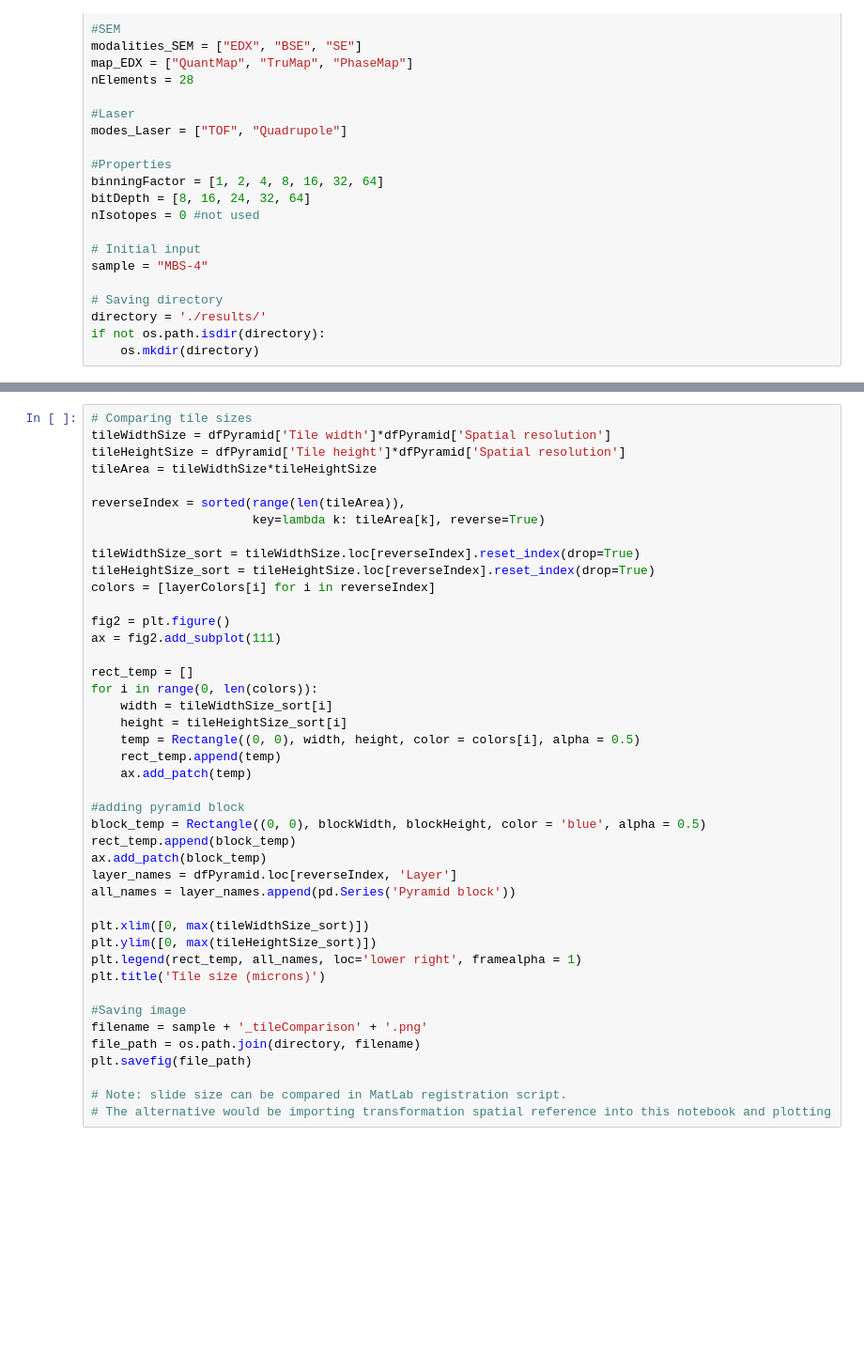
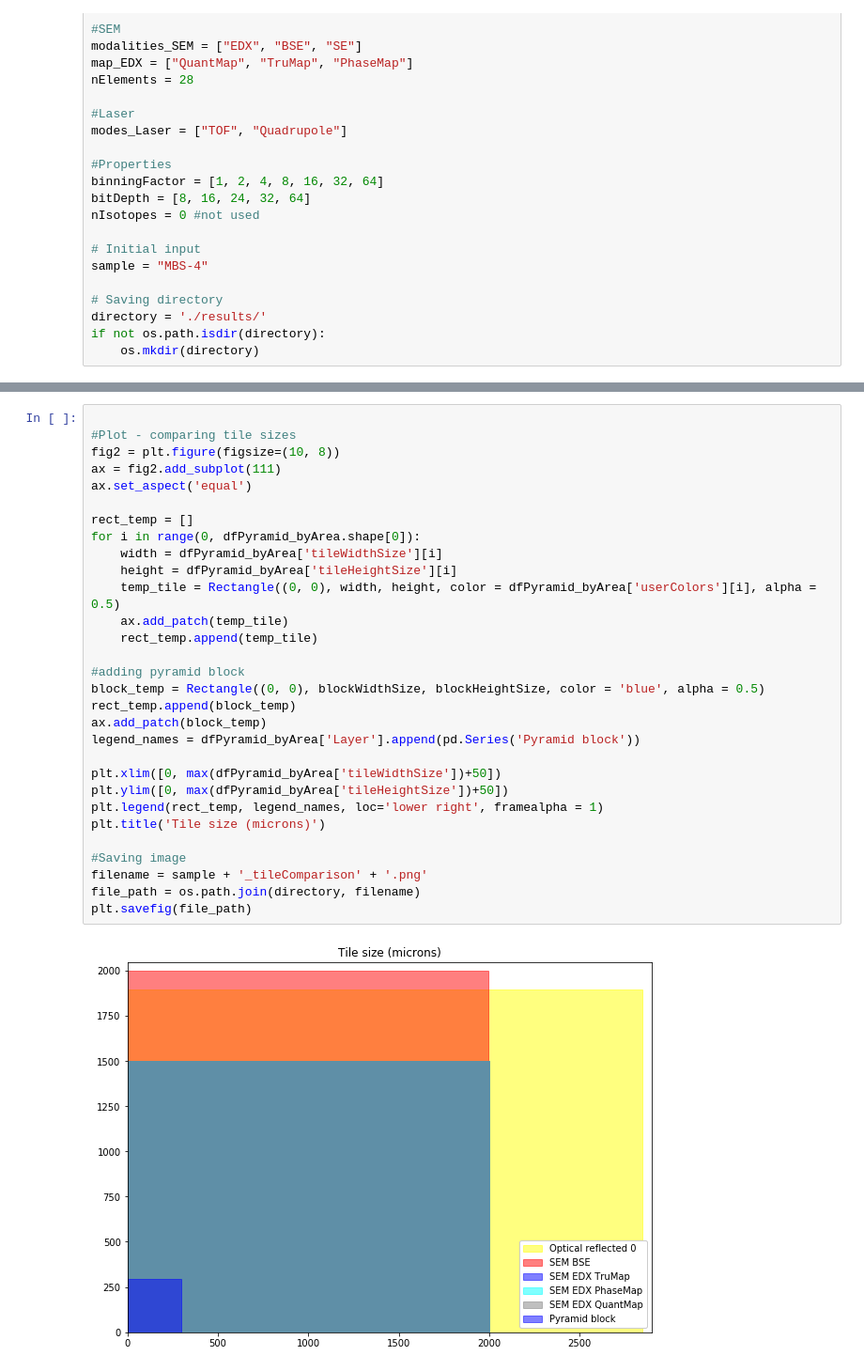
Before and after one commit to marcoaaz/pyramidCalculator, a Jupyter notebook: pyraCalculator-interactive.ipynb, the cells around one changed output, grey strips where cells are left out. Shown: that part at 94% size. Cells and saved outputs as stored; diff of their text form; blank space fills up the shorter version.

```diff
--- a/pyraCalculator-interactive.ipynb
+++ b/pyraCalculator-interactive.ipynb
@@ -409,43 +490,32 @@ total_mix, total_float32 #Gigabytes
 # %%
-# Comparing tile sizes
-tileWidthSize = dfPyramid['Tile width']*dfPyramid['Spatial resolution']
-tileHeightSize = dfPyramid['Tile height']*dfPyramid['Spatial resolution']
-tileArea = tileWidthSize*tileHeightSize
 
-reverseIndex = sorted(range(len(tileArea)),
-                      key=lambda k: tileArea[k], reverse=True)
-
-tileWidthSize_sort = tileWidthSize.loc[reverseIndex].reset_index(drop=True)
-tileHeightSize_sort = tileHeightSize.loc[reverseIndex].reset_index(drop=True)
-colors = [layerColors[i] for i in reverseIndex]
-
-fig2 = plt.figure()
+#Plot - comparing tile sizes
+fig2 = plt.figure(figsize=(10, 8))
 ax = fig2.add_subplot(111)
+ax.set_aspect('equal')
 
 rect_temp = []
-for i in range(0, len(colors)):
-    width = tileWidthSize_sort[i]
-    height = tileHeightSize_sort[i]
-    temp = Rectangle((0, 0), width, height, color = colors[i], alpha = 0.5)
-    rect_temp.append(temp)
-    ax.add_patch(temp)
+for i in range(0, dfPyramid_byArea.shape[0]):
+    width = dfPyramid_byArea['tileWidthSize'][i]
+    height = dfPyramid_byArea['tileHeightSize'][i]
+    temp_tile = Rectangle((0, 0), width, height, color = dfPyramid_byArea['userColors'][i], alpha = 0.5)
+    ax.add_patch(temp_tile)
+    rect_temp.append(temp_tile)
 
 #adding pyramid block
-block_temp = Rectangle((0, 0), blockWidth, blockHeight, color = 'blue', alpha = 0.5)
+block_temp = Rectangle((0, 0), blockWidthSize, blockHeightSize, color = 'blue', alpha = 0.5)
 rect_temp.append(block_temp)
 ax.add_patch(block_temp)
-layer_names = dfPyramid.loc[reverseIndex, 'Layer']
-all_names = layer_names.append(pd.Series('Pyramid block'))
+legend_names = dfPyramid_byArea['Layer'].append(pd.Series('Pyramid block'))
 
-plt.xlim([0, max(tileWidthSize_sort)])
-plt.ylim([0, max(tileHeightSize_sort)])
-plt.legend(rect_temp, all_names, loc='lower right', framealpha = 1)
+plt.xlim([0, max(dfPyramid_byArea['tileWidthSize'])+50])
+plt.ylim([0, max(dfPyramid_byArea['tileHeightSize'])+50])
+plt.legend(rect_temp, legend_names, loc='lower right', framealpha = 1)
 plt.title('Tile size (microns)')
 
 #Saving image
 filename = sample + '_tileComparison' + '.png'
 file_path = os.path.join(directory, filename)
 plt.savefig(file_path)
-
-# Note: slide size can be compared in MatLab registration script.
-# The alternative would be importing transformation spatial reference into this notebook and plotting
+# %% [output]
+[figure, added]
```
Also changed, not shown: parts of 18 cells of this notebook, 1 other file.
